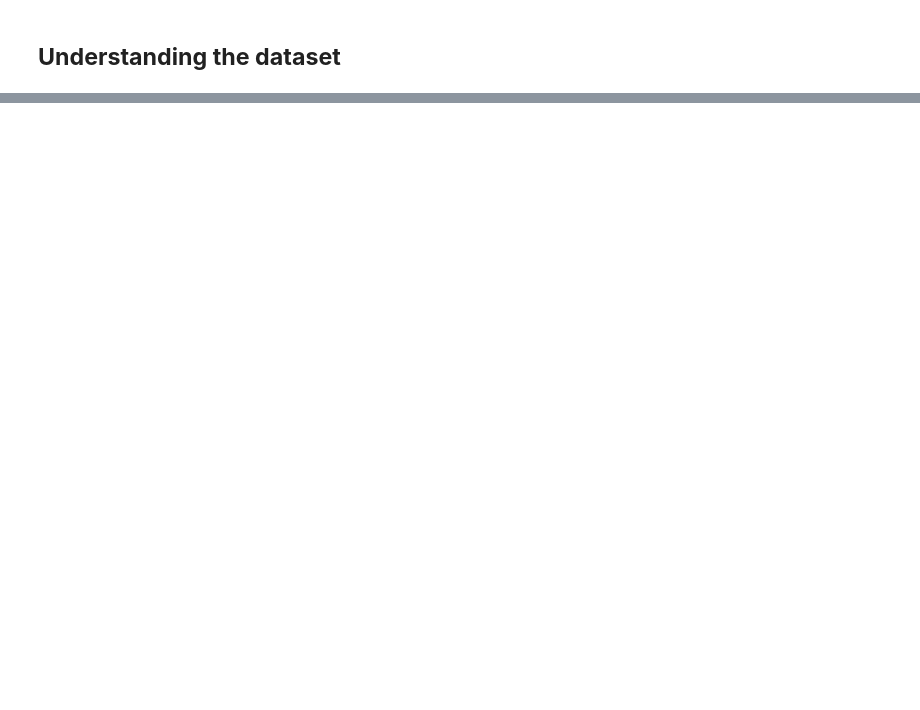
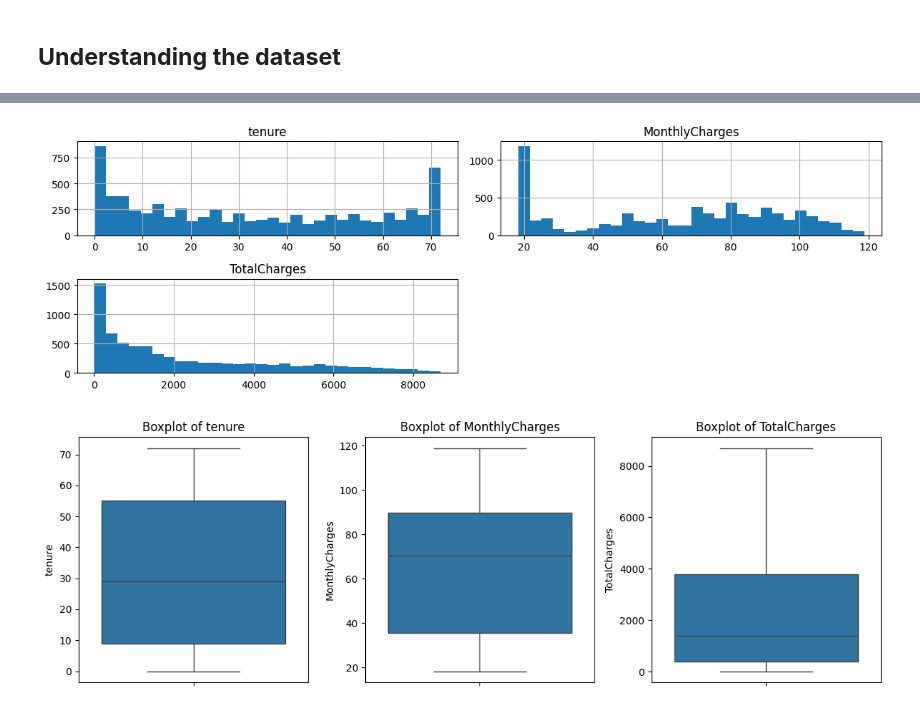
Before and after one commit to Kavishka2401/CustomerChurnPredictionSystem, a Jupyter notebook: CustomerChurnPrediction.ipynb, the cells around one changed output, grey strips where cells are left out. Drawn from its saved outputs; the diff is of its cells as text; code cells hidden in the pictures; blank space fills up the shorter version.

```diff
--- a/CustomerChurnPrediction.ipynb
+++ b/CustomerChurnPrediction.ipynb
@@ -56,20 +84,19 @@ plt.show()
 # %%
-# Temporary conversion for plotting
-data['TotalCharges_numeric'] = pd.to_numeric(data['TotalCharges'], errors='coerce')
-
-# List of numerical columns
-num_cols = ['tenure', 'MonthlyCharges', 'TotalCharges_numeric']
+num_cols = ['tenure','MonthlyCharges','TotalCharges']
 
 # Histograms
 data[num_cols].hist(figsize=(12,4), bins=30)
 plt.tight_layout()
 plt.show()
 
 # Boxplots
 plt.figure(figsize=(12,4))
 for i, col in enumerate(num_cols):
     plt.subplot(1,3,i+1)
     sns.boxplot(y=data[col])
     plt.title(f'Boxplot of {col}')
 plt.tight_layout()
 plt.show()
+# %% [output]
+[figure, added]
+[figure, added]
```
Also changed, not shown: parts of 10 cells of this notebook.
